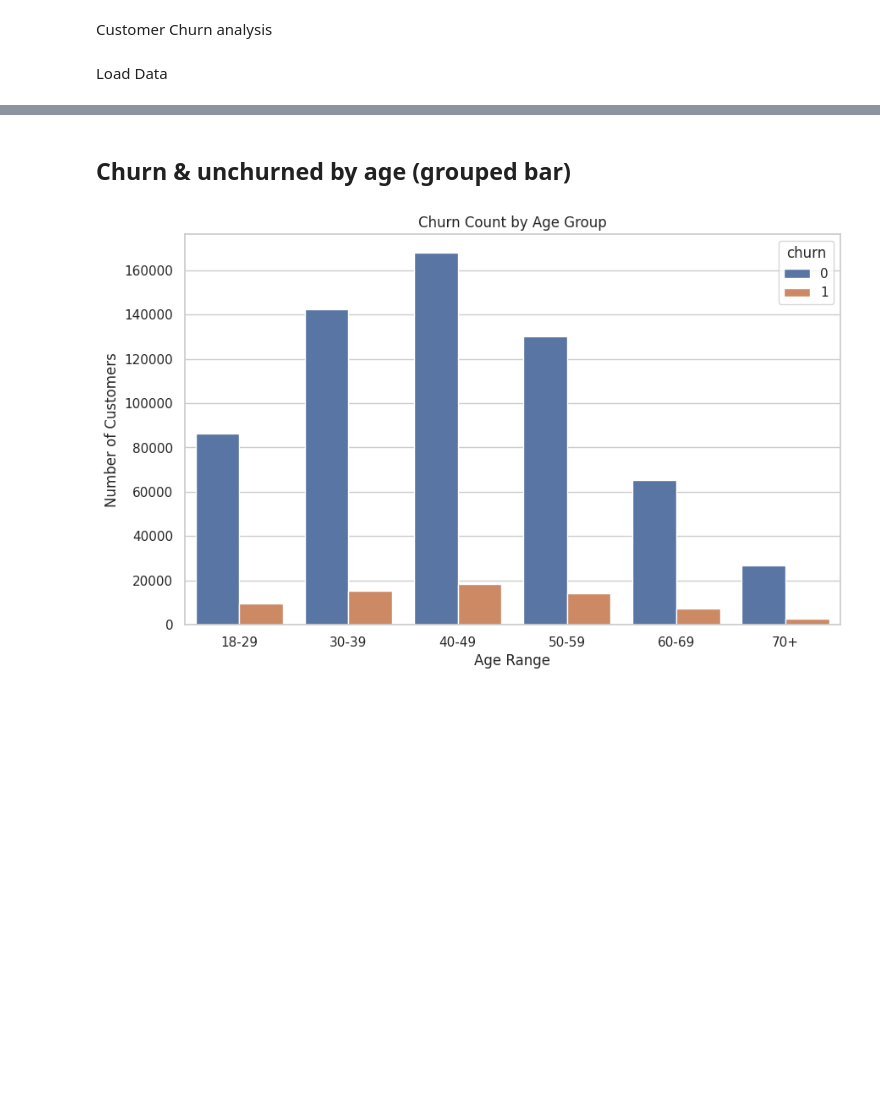
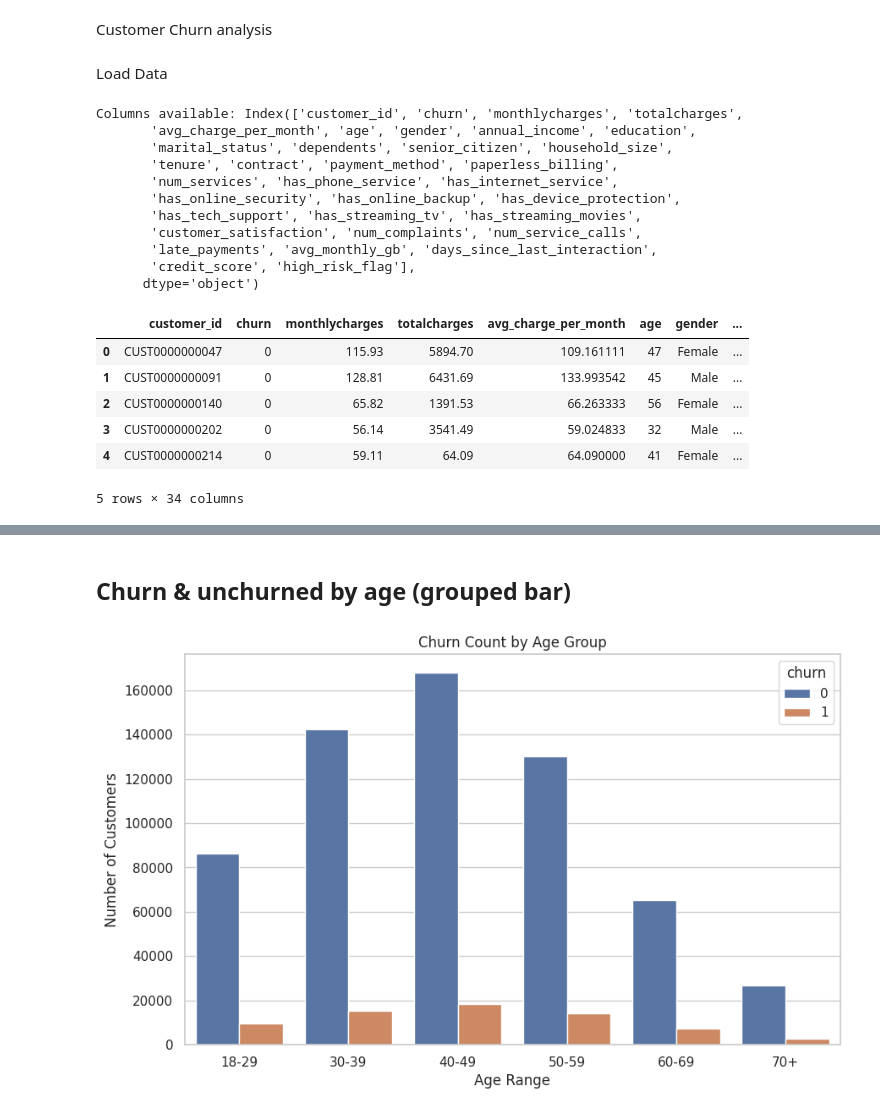
Before and after one commit to WXUXIN/BT4301-Project-Group-10, a Jupyter notebook: dataops/churn_eda.ipynb, the cells around one changed output, grey strips where cells are left out. Saved outputs shown, nothing was run; the diff lists cells and outputs as text; code cells hidden in the pictures; blank space fills up the shorter version.

```diff
--- a/dataops/churn_eda.ipynb
+++ b/dataops/churn_eda.ipynb
@@ -24,38 +24,58 @@ SELECT
     c.marital_status,
     c.dependents,
     c.senior_citizen,
+    c.household_size,
     a.tenure,
     a.contract,
     a.payment_method,
     a.paperless_billing,
     s.num_services,
     s.has_phone_service,
     s.has_internet_service,
     s.has_online_security,
     s.has_online_backup,
     s.has_device_protection,
     s.has_tech_support,
     s.has_streaming_tv,
     s.has_streaming_movies,
     b.customer_satisfaction,
     b.num_complaints,
     b.num_service_calls,
     b.late_payments,
     b.avg_monthly_gb,
     b.days_since_last_interaction,
     b.credit_score,
     b.high_risk_flag
 FROM fact_customer_churn f
 LEFT JOIN dim_customer  c ON f.customer_id = c.customer_id
 LEFT JOIN dim_account   a ON f.customer_id = a.customer_id
 LEFT JOIN dim_service   s ON f.customer_id = s.customer_id
 LEFT JOIN dim_behavior  b ON f.customer_id = b.customer_id
 """
 
 df = pd.read_sql(query, engine)
 print(f"Columns available: {df.columns}")
 
 df.head()
+# %% [output]
+Columns available: Index(['customer_id', 'churn', 'monthlycharges', 'totalcharges',
+       'avg_charge_per_month', 'age', 'gender', 'annual_income', 'education',
+       'marital_status', 'dependents', 'senior_citizen', 'household_size',
+       'tenure', 'contract', 'payment_method', 'paperless_billing',
+       'num_services', 'has_phone_service', 'has_internet_service',
+       'has_online_security', 'has_online_backup', 'has_device_protection',
+       'has_tech_support', 'has_streaming_tv', 'has_streaming_movies',
+       'customer_satisfaction', 'num_complaints', 'num_service_calls',
+       'late_payments', 'avg_monthly_gb', 'days_since_last_interaction',
+       'credit_score', 'high_risk_flag'],
+      dtype='object')
+|  | customer_id | churn | monthlycharges | totalcharges | avg_charge_per_month | age | gender | ... |
+| 0 | CUST0000000047 | 0 | 115.93 | 5894.70 | 109.161111 | 47 | Female | ... |
+| 1 | CUST0000000091 | 0 | 128.81 | 6431.69 | 133.993542 | 45 | Male | ... |
+| 2 | CUST0000000140 | 0 | 65.82 | 1391.53 | 66.263333 | 56 | Female | ... |
+| 3 | CUST0000000202 | 0 | 56.14 | 3541.49 | 59.024833 | 32 | Male | ... |
+| 4 | CUST0000000214 | 0 | 59.11 | 64.09 | 64.090000 | 41 | Female | ... |
+5 rows × 34 columns
 # %%
 len(df)
 # %% [output]
```
Also changed, not shown: parts of 10 cells of this notebook, 1 other file.
